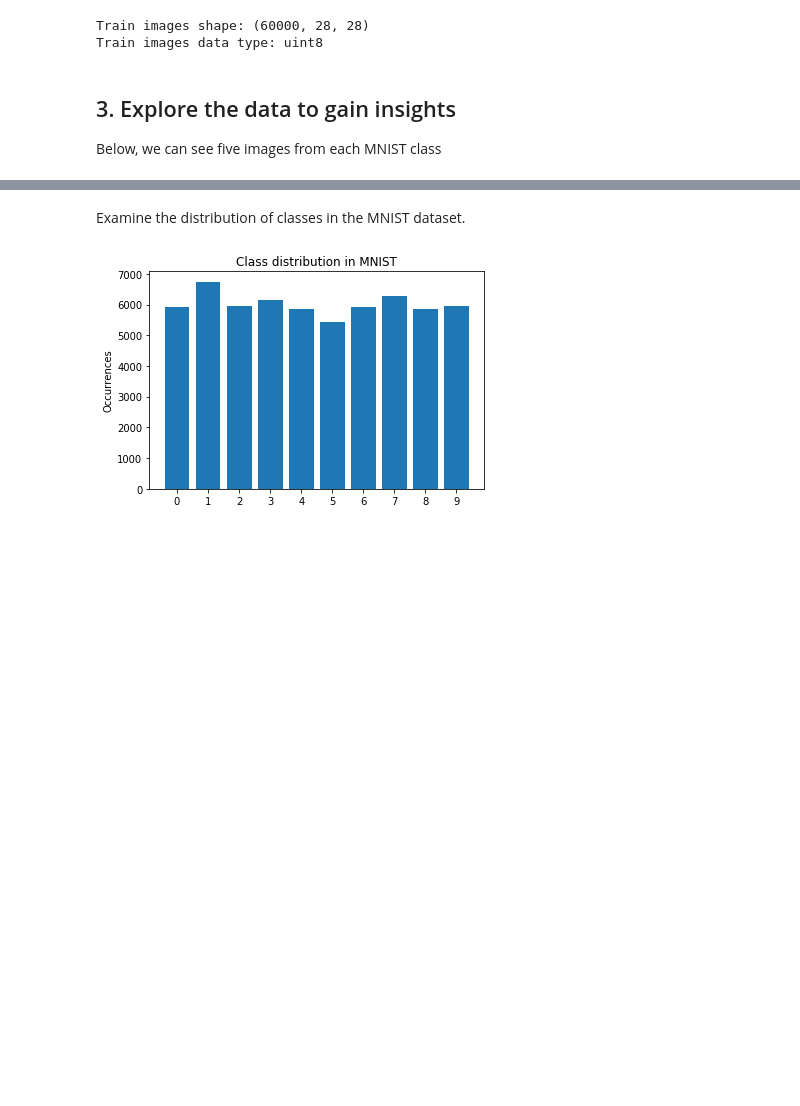
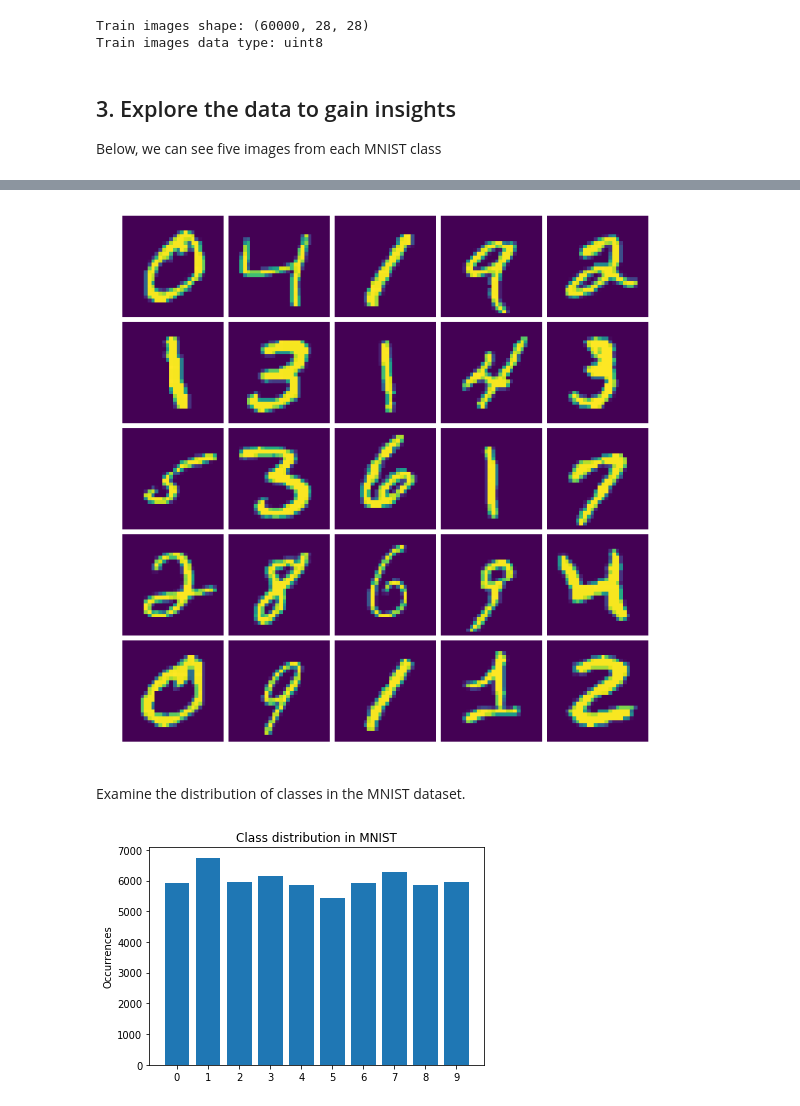
Before and after one commit to ElersA/DCGAN-MNIST, a Jupyter notebook: Project.ipynb, the cells around one changed output, grey strips where cells are left out. Saved outputs shown, nothing was run; the diff lists cells and outputs as text; code cells hidden in the pictures; blank space fills up the shorter version.

```diff
--- a/Project.ipynb
+++ b/Project.ipynb
@@ -76,3 +76,12 @@ for i in range(1, 51):
+# %%
+fig = plt.figure(figsize=(25,25))
+plt.subplots_adjust(left=0.3, bottom=0.5, right=0.6, top=0.8, wspace=0.05, hspace=0.05)
+
+for i in range(1, 26):
+    fig.add_subplot(5,5,i).imshow(train_imgs[i,:,:])
+    plt.axis("off")
+# %% [output]
+[figure, added]
 # %% [markdown]
 Examine the distribution of classes in the MNIST dataset.
 # %%
```
Also changed, not shown: parts of 1 cell of this notebook, 19 other files.
